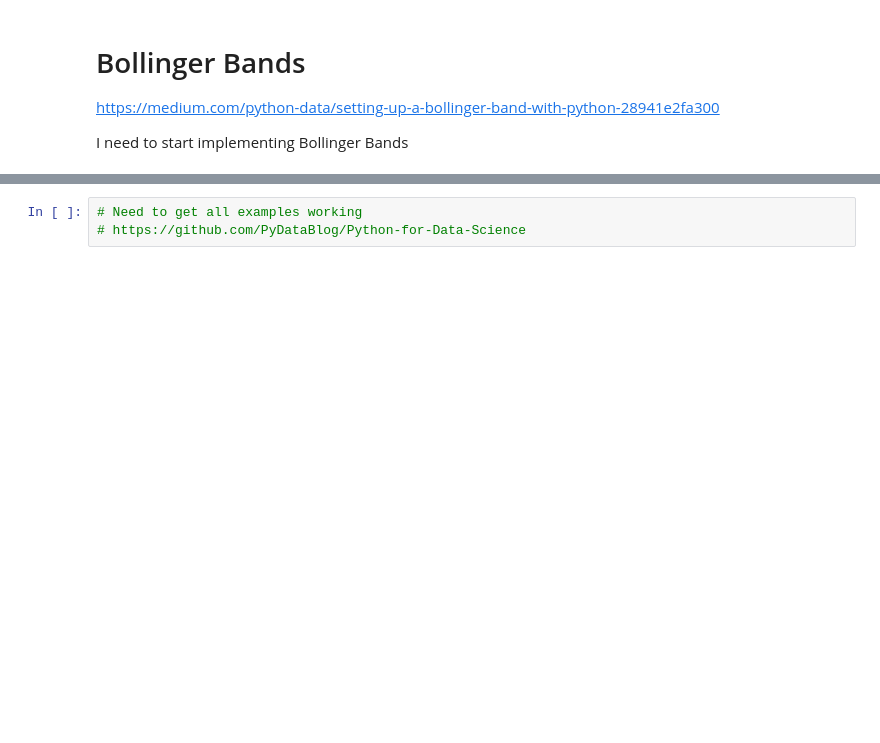
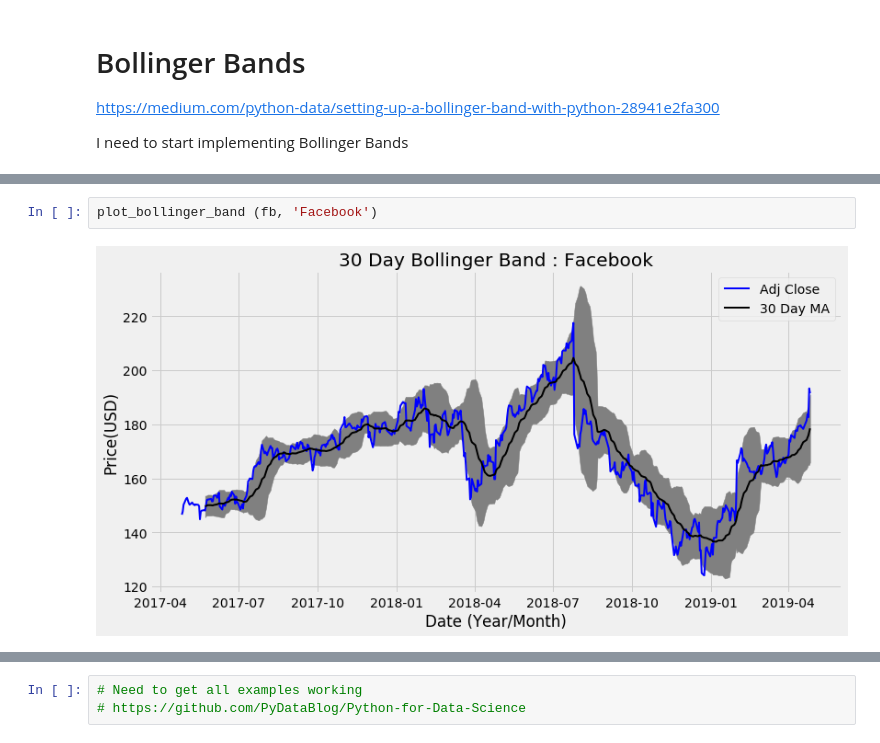
Before and after one commit to sbanerjee2020/cryptobot, a Jupyter notebook: SMA_EMA_MACD_RSI_BB.ipynb, the cells around one changed output, grey strips where cells are left out. Saved outputs shown, nothing was run; the diff lists cells and outputs as text; blank space fills up the shorter version.

```diff
--- a/SMA_EMA_MACD_RSI_BB.ipynb
+++ b/SMA_EMA_MACD_RSI_BB.ipynb
@@ -258,0 +263,4 @@ plt.show();
+# %%
+plot_bollinger_band (fb, 'Facebook')
+# %% [output]
+[figure, added]
```
Also changed, not shown: parts of 4 cells of this notebook.
